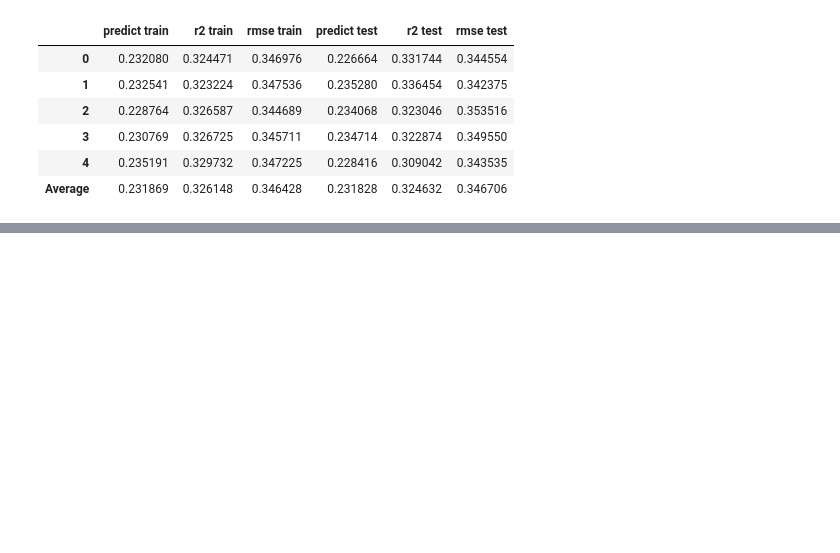
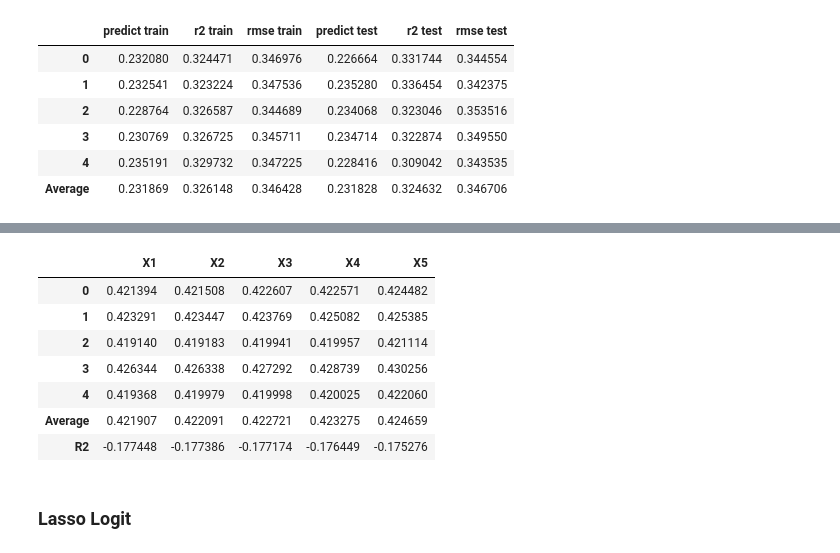
Before and after one commit to 4mbrus/Data-Analysis-3, a Jupyter notebook: Assignment 2/assignment_2.ipynb, the cells around one changed output, grey strips where cells are left out. Cells and saved outputs as stored; diff of their text form; code cells hidden in the pictures; blank space fills up the shorter version.

```diff
--- a/Assignment 2/assignment_2.ipynb
+++ b/Assignment 2/assignment_2.ipynb
@@ -611,0 +511,32 @@ The Random Forest model works best in both RMSE and R2
+# %%
+index_train, index_holdout= train_test_split(
+    firms_df.index.values, train_size=round(0.8*len(firms_df.index)), random_state=42)
+
+y_train = y[index_train]
+y_holdout = y[index_holdout]
+# %%
+logit_model_vars = [X1.loc[index_train], X2.loc[index_train], X3.loc[index_train], X4.loc[index_train], X5.loc[index_train]]
+
+logit_models = dict()
+CV_RMSE_folds = dict()
+# %%
+#### runs for more than 3 minutes!!! ####
+import datetime
+logit_r2 = {}
+
+
+for i in range(len(logit_model_vars)):
+    print(datetime.datetime.now(), f'Running regression {i}...')
+    LRCV_brier = LogisticRegressionCV(
+        Cs = [1e20],
+        cv = k, # simply the number of folds
+        refit = True,
+        scoring = 'neg_brier_score',
+        solver = "newton-cg",
+        tol=1e-7,
+        random_state = 20250224)
+    logit_models['X'+str(i+1)] = LRCV_brier.fit(logit_model_vars[i], y_train)
+
+    # Calculate RMSE on test for each fold
+    CV_RMSE_folds['X'+str(i+1)] = np.sqrt(-1*(logit_models['X'+str(i+1)].scores_[1])).flatten()
+    logit_r2['X'+str(i+1)] = logit_models['X'+str(i+1)].score(logit_model_vars[i], y_train)
@@ -611,0 +549,14 @@ The Random Forest model works best in both RMSE and R2
+# %%
+cv_rmse_folds = pd.DataFrame(CV_RMSE_folds)
+glm_model_overview = pd.concat([cv_rmse_folds, pd.DataFrame(cv_rmse_folds.mean(), columns = ["Average"]).T,
+                                pd.DataFrame(logit_r2, index= ["R2"])])
+glm_model_overview
+# %% [output]
+|  | X1 | X2 | X3 | X4 | X5 |
+| 0 | 0.421394 | 0.421508 | 0.422607 | 0.422571 | 0.424482 |
+| 1 | 0.423291 | 0.423447 | 0.423769 | 0.425082 | 0.425385 |
+| 2 | 0.419140 | 0.419183 | 0.419941 | 0.419957 | 0.421114 |
+| 3 | 0.426344 | 0.426338 | 0.427292 | 0.428739 | 0.430256 |
+| 4 | 0.419368 | 0.419979 | 0.419998 | 0.420025 | 0.422060 |
+| Average | 0.421907 | 0.422091 | 0.422721 | 0.423275 | 0.424659 |
+| R2 | -0.177448 | -0.177386 | -0.177174 | -0.176449 | -0.175276 |
@@ -611,0 +566,2 @@ The Random Forest model works best in both RMSE and R2
+# %% [markdown]
+### Lasso Logit
```
Also changed, not shown: parts of 62 cells of this notebook.
